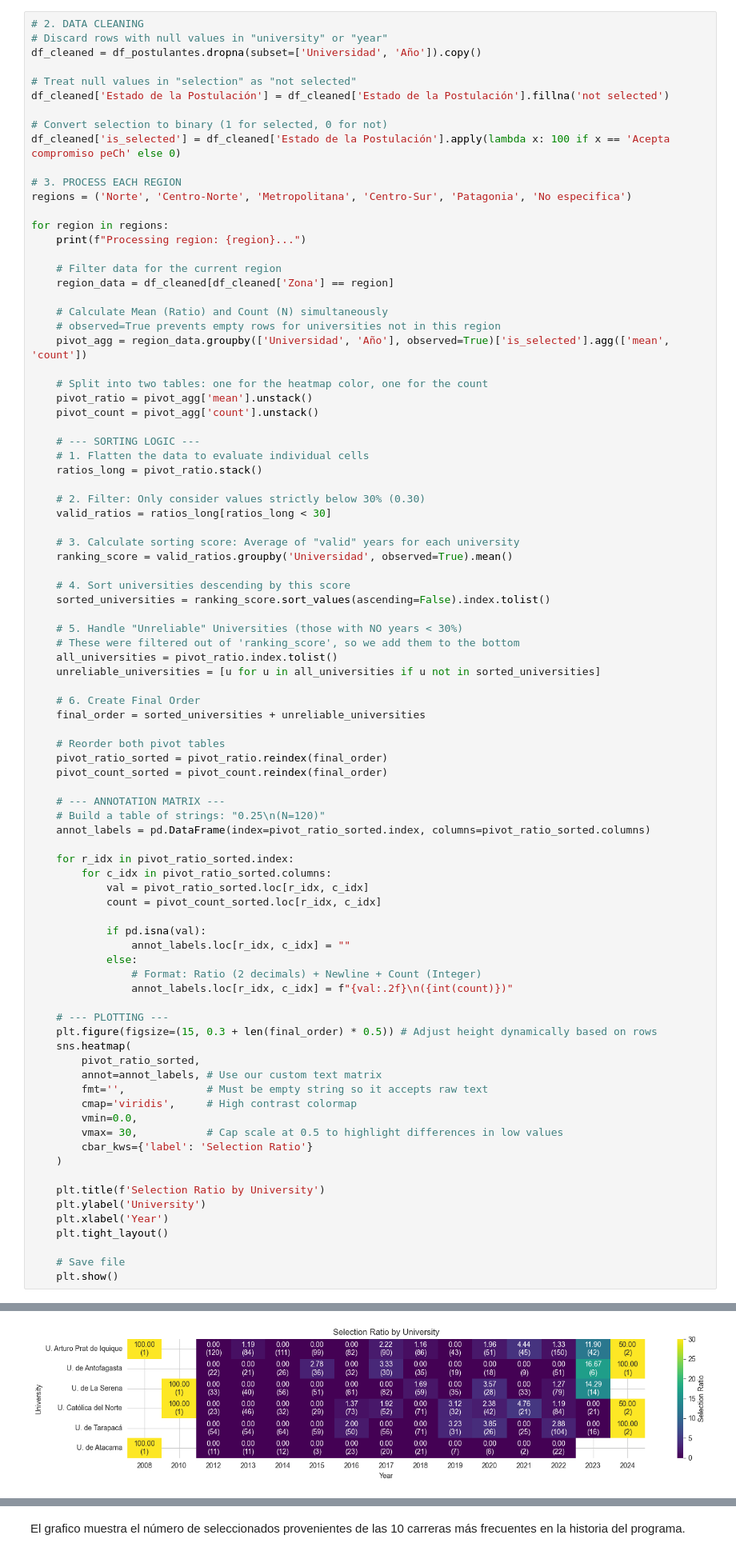
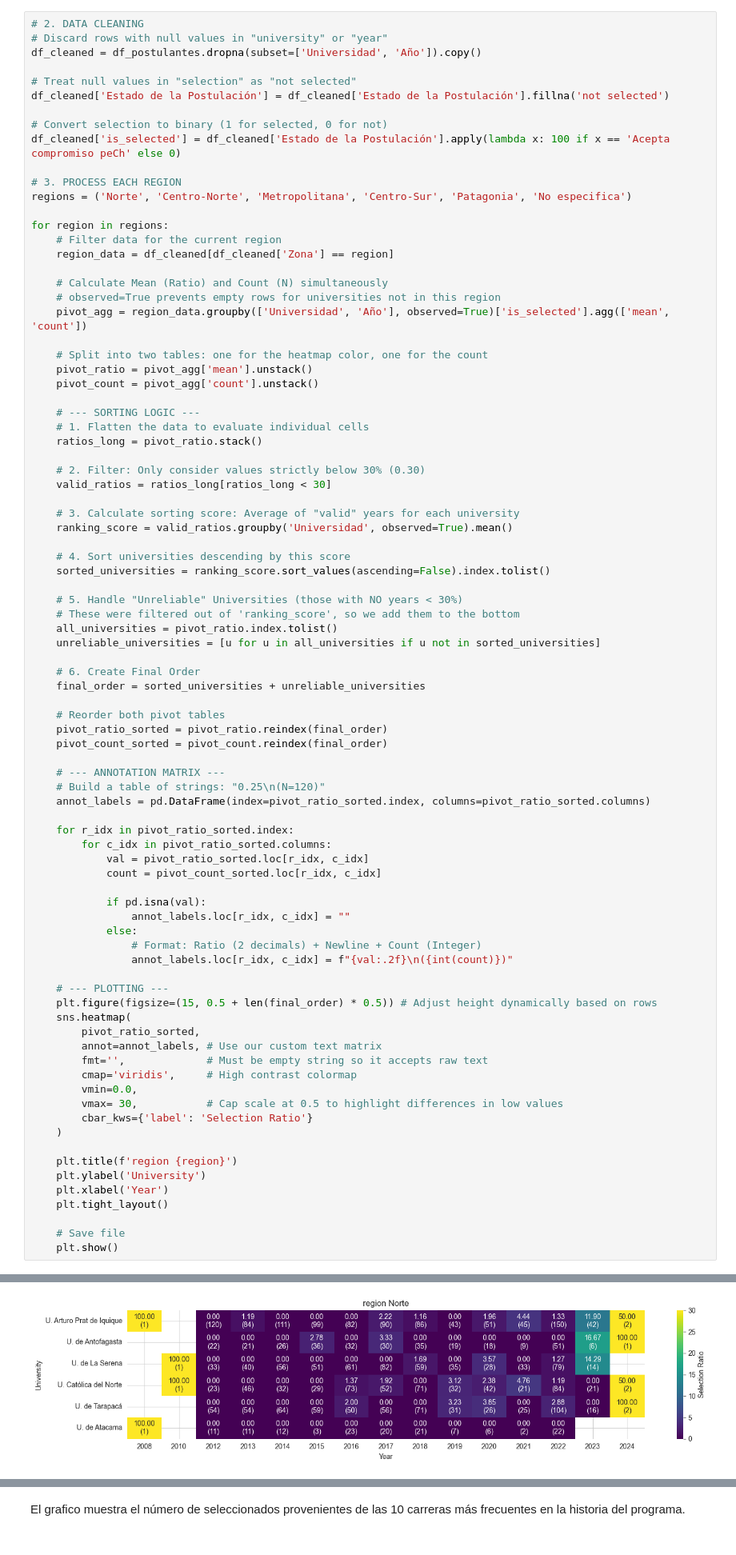
Before and after one commit to SergioHdezDC/IMT2200-Proyecto-Semestral, a Jupyter notebook: 03 analisis.ipynb, the cells around one changed output, grey strips where cells are left out. Shown at 80% size. Drawn from its saved outputs; the diff is of its cells as text.

Commit message:
detalles heatmap

```diff
--- a/03 analisis.ipynb
+++ b/03 analisis.ipynb
@@ -372,8 +375,6 @@ df_cleaned['is_selected'] = df_cleaned['Estado de la Postulación'].apply(lambda
 regions = ('Norte', 'Centro-Norte', 'Metropolitana', 'Centro-Sur', 'Patagonia', 'No especifica')
 
 for region in regions:
-    print(f"Processing region: {region}...")
-
     # Filter data for the current region
     region_data = df_cleaned[df_cleaned['Zona'] == region]
 
@@ -426,7 +427,7 @@ for region in regions:
                 annot_labels.loc[r_idx, c_idx] = f"{val:.2f}\n({int(count)})"
 
     # --- PLOTTING ---
-    plt.figure(figsize=(15, 0.3 + len(final_order) * 0.5)) # Adjust height dynamically based on rows
+    plt.figure(figsize=(15, 0.5 + len(final_order) * 0.5)) # Adjust height dynamically based on rows
     sns.heatmap(
         pivot_ratio_sorted,
         annot=annot_labels, # Use our custom text matrix
@@ -437,7 +438,7 @@ for region in regions:
         cbar_kws={'label': 'Selection Ratio'}
     )
 
-    plt.title(f'Selection Ratio by University')
+    plt.title(f'region {region}')
     plt.ylabel('University')
     plt.xlabel('Year')
     plt.tight_layout()
@@ -449 +449 @@ Processing region: Norte...
-[figure, old version]
+[figure, new version]
```
Also changed, not shown: parts of 6 cells of this notebook.
